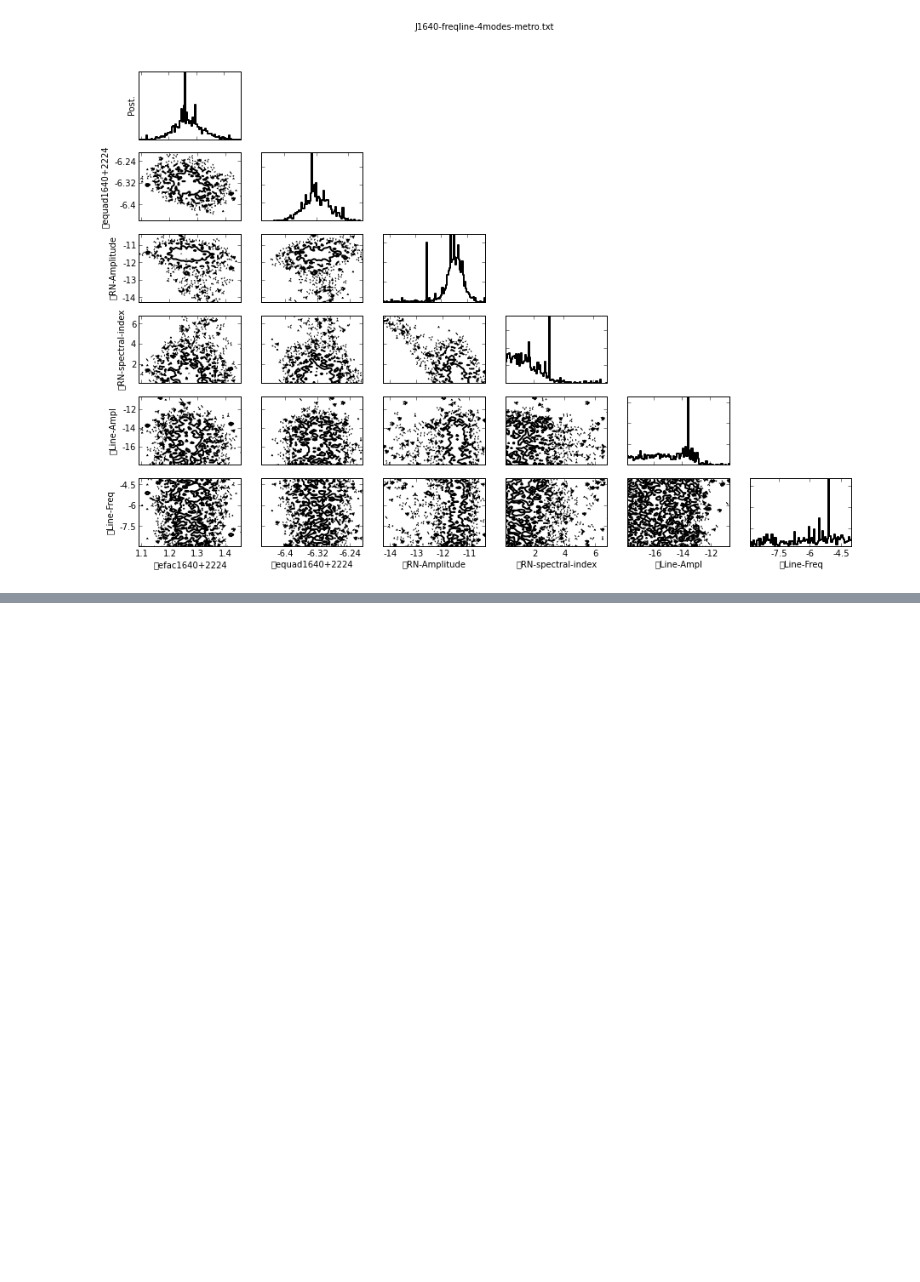
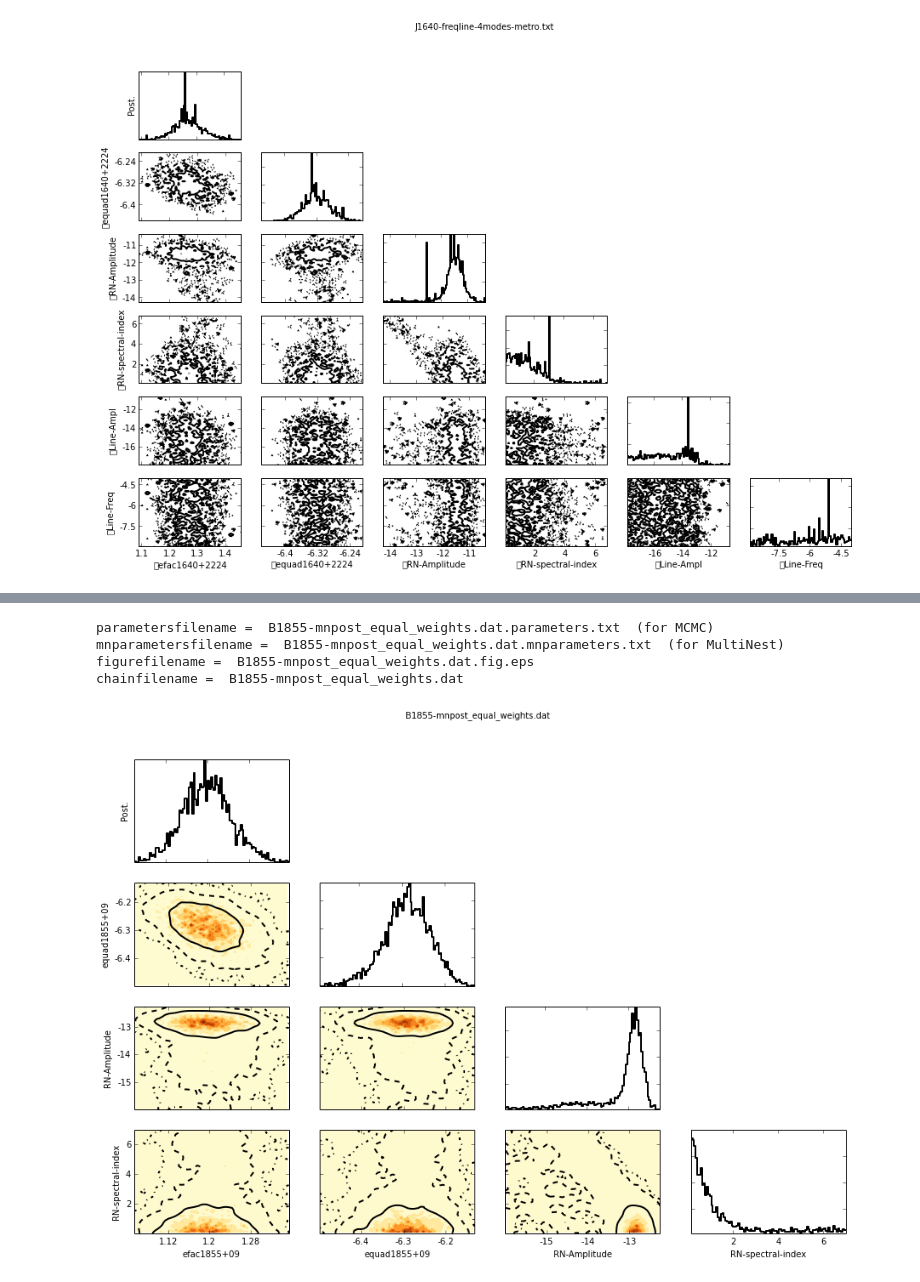
Before and after one commit to vhaasteren/piccard, a Jupyter notebook: piccard-demo.ipynb, the cells around one changed output, grey strips where cells are left out. Drawn from its saved outputs; the diff is of its cells as text; code cells hidden in the pictures; blank space fills up the shorter version.

```diff
--- a/piccard-demo.ipynb
+++ b/piccard-demo.ipynb
@@ -306,0 +335,8 @@ pic.RunMultiNest(likob, 'J1640-freqline-4modes-mn')
+# %%
+pic.triplot('B1855-mnpost_equal_weights.dat')
+# %% [output]
+parametersfilename =  B1855-mnpost_equal_weights.dat.parameters.txt  (for MCMC)
+mnparametersfilename =  B1855-mnpost_equal_weights.dat.mnparameters.txt  (for MultiNest)
+figurefilename =  B1855-mnpost_equal_weights.dat.fig.eps
+chainfilename =  B1855-mnpost_equal_weights.dat
+[figure, added]
```
Also changed, not shown: parts of 7 cells of this notebook, 1 other file.
